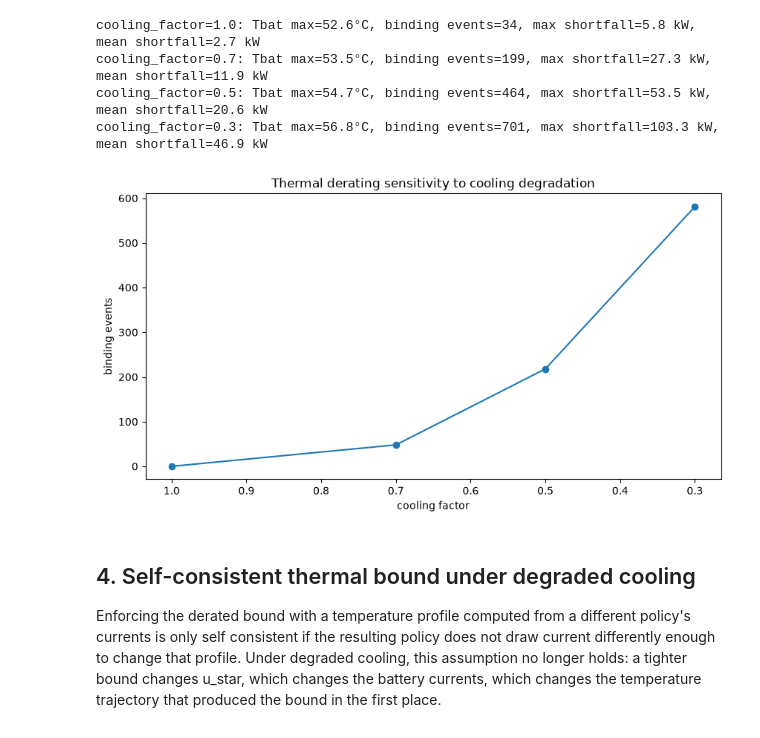
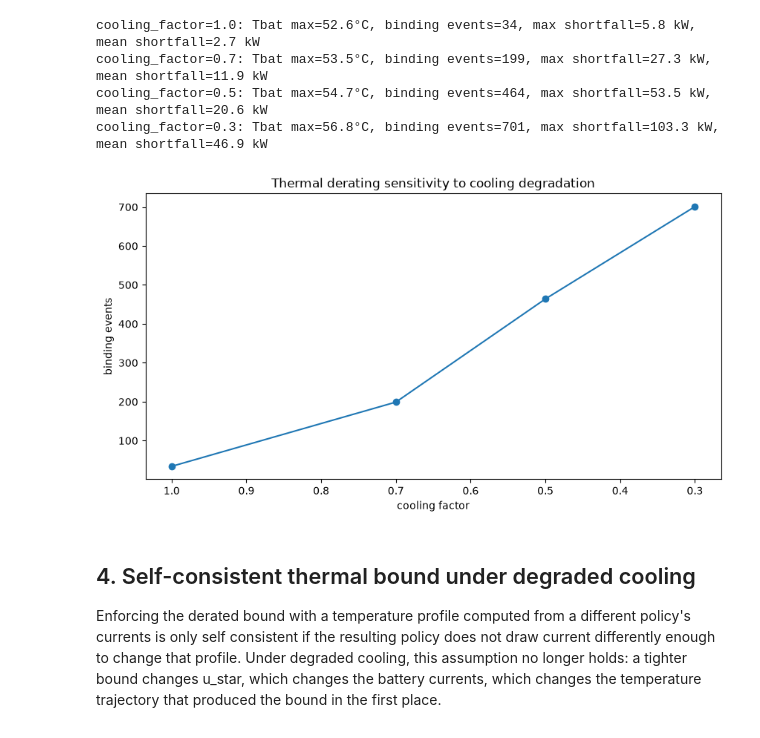
Before and after one commit to tommasoandina1/thermal-aware-ems-f1, a Jupyter notebook: controller/04_multi_lap_DP_thermal.ipynb, the cells around one changed output. Cells and saved outputs as stored; diff of their text form; code cells hidden in the pictures.

Commit message:
sdjust the graph

```diff
--- a/controller/04_multi_lap_DP_thermal.ipynb
+++ b/controller/04_multi_lap_DP_thermal.ipynb
@@ -246,15 +246,15 @@ cooling_factor=0.3: Tbat max=56.8°C, binding events=701, max shortfall=103.3 kW
 # %%
 plt.figure(figsize=(10,5))
 cfs = [1.0, 0.7, 0.5, 0.3]
-events = [0, 48, 218, 581]
+events = [34, 199, 464, 701]
 plt.plot(cfs, events, 'o-')
 plt.xlabel('cooling factor')
 plt.ylabel('binding events')
 plt.title('Thermal derating sensitivity to cooling degradation')
 plt.gca().invert_xaxis()
 plt.show()
 # %% [output]
-[figure, old version]
+[figure, new version]
 # %% [markdown]
 ## 4. Self-consistent thermal bound under degraded cooling
 
```
Also changed, not shown: parts of 2 cells of this notebook, 3 other files.
